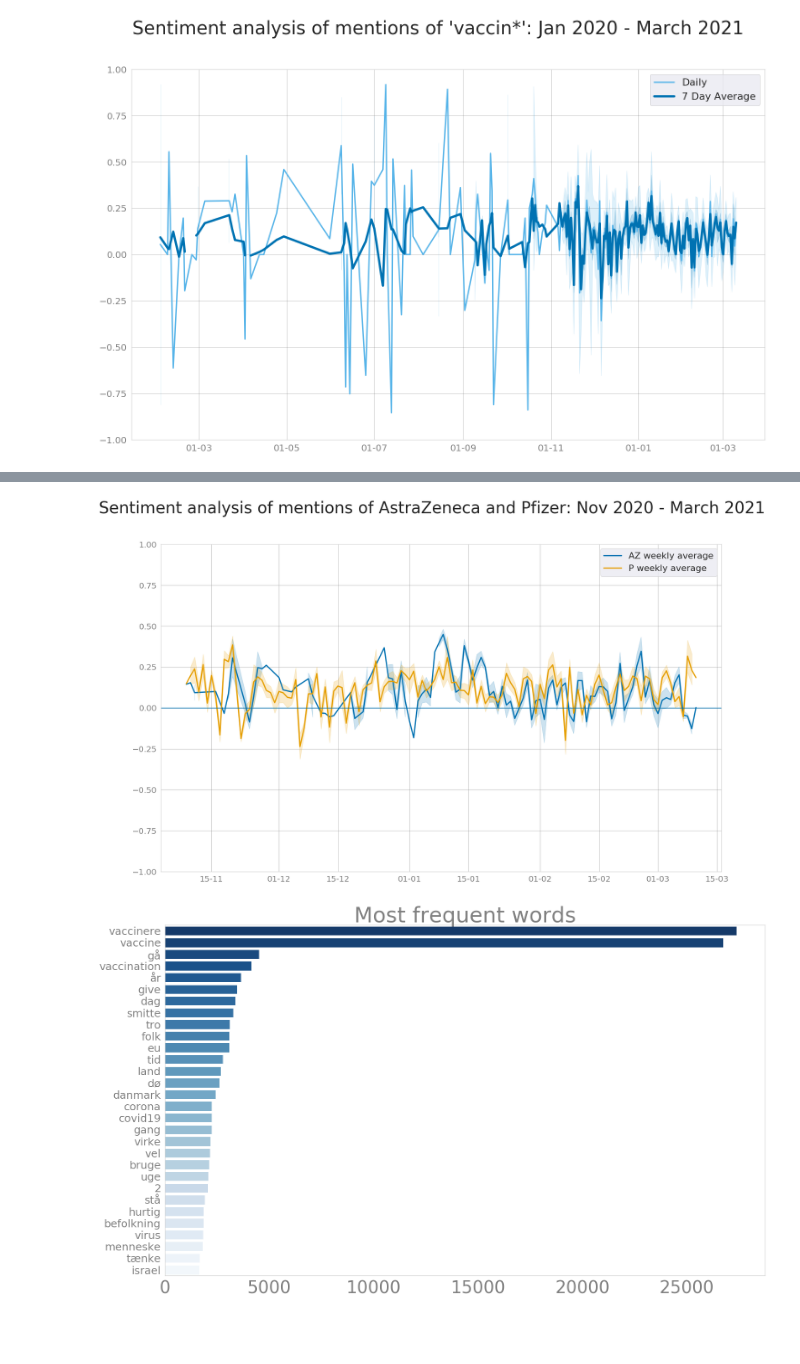
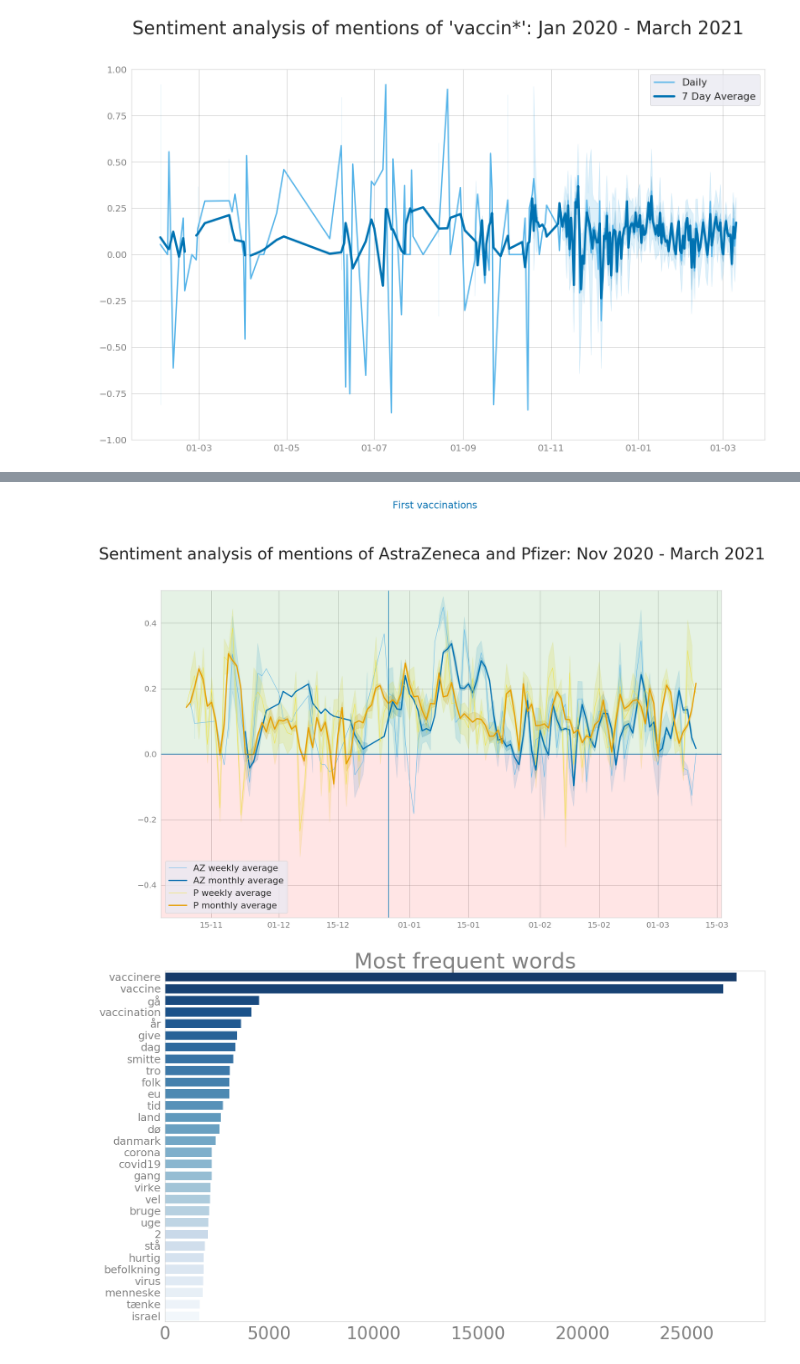
Before and after one commit to centre-for-humanities-computing/hope-vaccines-twitter, a Jupyter notebook: astrazeneca_and_pfizer.ipynb, the cells around one changed output, grey strips where cells are left out. Cells and saved outputs as stored; diff of their text form; code cells hidden in the pictures; blank space fills up the shorter version.

```diff
--- a/astrazeneca_and_pfizer.ipynb
+++ b/astrazeneca_and_pfizer.ipynb
@@ -396,6 +364,8 @@ az_winter_df = winter_df[winter_df["vaccine"] == "AstraZeneca"]
 p_winter_df = winter_df[winter_df["vaccine"] == "Pfizer"]
 az_winter_df['compound_7day_ave'] = az_winter_df.compound.rolling(7).mean().shift(-3)
 p_winter_df['compound_7day_ave'] = p_winter_df.compound.rolling(7).mean().shift(-3)
+az_winter_df['compound_30day_ave'] = az_winter_df.compound.rolling(30).mean().shift(-3)
+p_winter_df['compound_30day_ave'] = p_winter_df.compound.rolling(30).mean().shift(-3)
 # %% [output]
 A value is trying to be set on a copy of a slice from a DataFrame.
 Try using .loc[row_indexer,col_indexer] = value instead
@@ -422,23 +401,29 @@ sns.set(font_scale = 2)
 #                   label="AZ Daily", color = palette[2],
 #                     linewidth = 3, data = az_winter_df)
 ax1 = sns.lineplot(x="date", y="compound_7day_ave",
-                   label="AZ weekly average", color = palette[5],
+                   label="AZ weekly average", color = palette[2],
+                     linewidth = 1, data = az_winter_df)
+ax1 = sns.lineplot(x="date", y="compound_30day_ave",
+                   label="AZ monthly average", color = palette[5],
                      linewidth = 3, data = az_winter_df)
 
 #ax1 = sns.lineplot(x="date", y="compound",
 #                   label="P Daily", color = palette[4],
 #                     linewidth = 3, data = p_winter_df)
 ax1 = sns.lineplot(x="date", y="compound_7day_ave",
-                   label="P weekly average", color = palette[1],
+                   label="P weekly average", color = palette[4],
+                     linewidth = 1, data = p_winter_df)
+ax1 = sns.lineplot(x="date", y="compound_30day_ave",
+                   label="P monthly average", color = palette[1],
                      linewidth = 3, data = p_winter_df)
 
 plt.axhline(0, color=palette[5])
 
-#plt.axvline(dt.datetime(2020, 12, 21), color=palette[5])
-#plt.text(x = dt.datetime(2020, 12, 22), # x-coordinate position of data label, adjusted to be 3 right of the data point
-# y = 0.75,#clean_df[clean_df["date"] == "2020-12-21"]["compound_7day_ave"].reset_index(drop=True)[0], # y-coordinate position of data label, to take max height
-# s = 'Flight ban from UK', # data label
-# color = palette[5])
+plt.axvline(dt.datetime(2020, 12, 27), color=palette[5])
+plt.text(x = dt.datetime(2020, 12, 28), # x-coordinate position of data label, adjusted to be 3 right of the data point
+ y = 0.75,#clean_df[clean_df["date"] == "2020-12-21"]["compound_7day_ave"].reset_index(drop=True)[0], # y-coordinate position of data label, to take max height
+ s = 'First vaccinations', # data label
+ color = palette[5])
 
 #plt.axvline(dt.datetime(2020, 12, 23), color=palette[5])
 #plt.text(x = dt.datetime(2020, 12, 24), # x-coordinate position of data label, adjusted to be 3 right of the data point
@@ -453,35 +438,38 @@ plt.axhline(0, color=palette[5])
 # color = palette[5])
 
 #plt.axvline(dt.datetime(2021, 1, 13), color=palette[5])
 #plt.text(x = dt.datetime(2021, 1, 14), # x-coordinate position of data label, adjusted to be 3 right of the data point
 # y = 0,#clean_df[clean_df["date"] == "2021-01-13"]["compound_7day_ave"].reset_index(drop=True)[0], # y-coordinate position of data label, to take max height
 # s = 'Lockdown extended', # data label
 # color = palette[5])
 
 ax1.set(xlabel="", ylabel = "")
 ax1.xaxis.get_label().set_fontsize(40)
 ax1.yaxis.get_label().set_fontsize(40)
 
 ax1.grid(color='grey', linestyle='-', linewidth=0.5, which= "both")
 
 # Define the date format
 ax1.xaxis_date()
 date_form = mdates.DateFormatter("%d-%m")
 ax1.xaxis.set_major_formatter(date_form)
 
+# Color the bg
+plt.axhspan(0, 1, color = "green", facecolor='0.2', alpha=0.1)
+plt.axhspan(0, -1, color = "red", facecolor='0.2', alpha=0.1)
 
 fig.suptitle("Sentiment analysis of mentions of AstraZeneca and Pfizer: Nov 2020 - March 2021", size = "40")
 #ax1.set_title('Level 1', fontsize=30)
 
 #ax1.legend_.remove()
-ax1.set(ylim=(-1, 1))
+ax1.set(ylim=(-0.50, 0.50))
 
 plot_name = "fig/az_p_sentiment_compound_winter.png"
 fig.savefig(plot_name)
 
 fig.show()
 # %% [output]
-[figure, old version]
+[figure, new version]
 # %%
 import spacy
 import string
```
Also changed, not shown: parts of 9 cells of this notebook, 8 other files.
